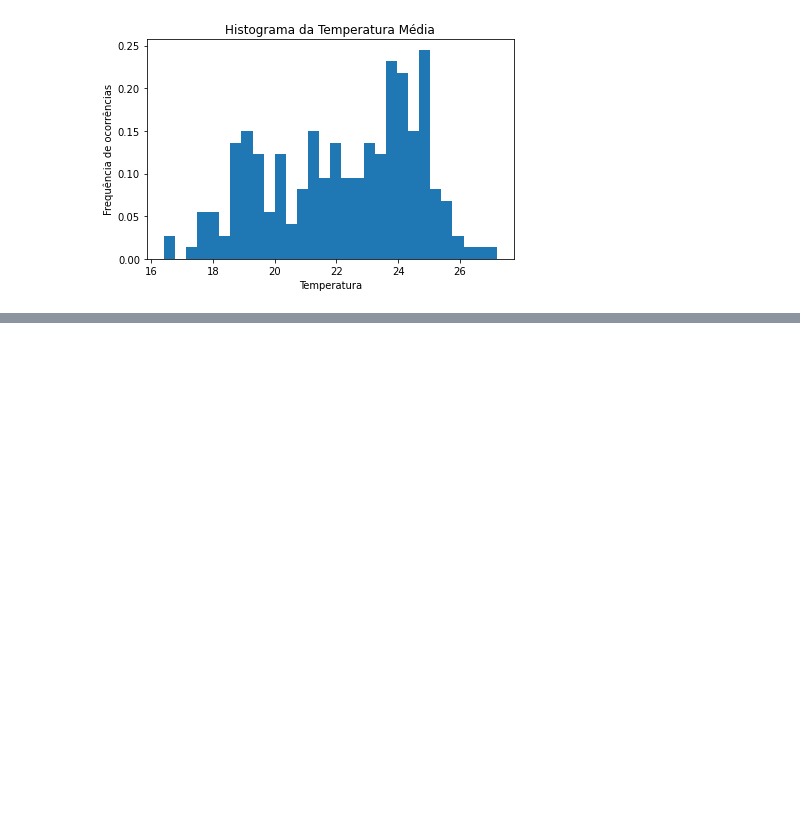
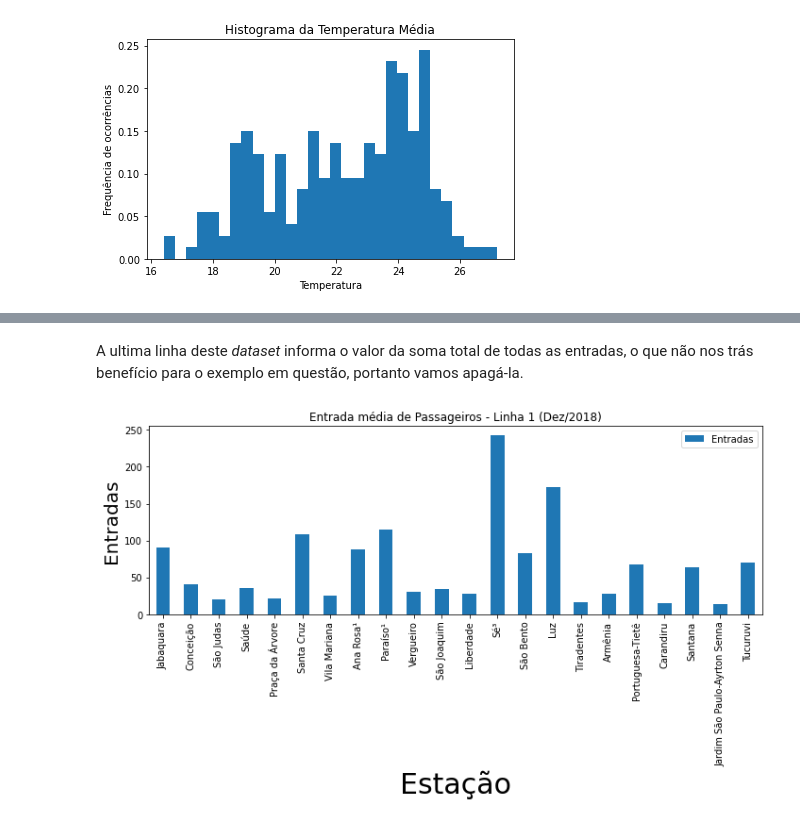
Before and after one commit to marcosilvaa/dados_estudos, a Jupyter notebook: Visualização_Gráfica.ipynb, the cells around one changed output, grey strips where cells are left out. Drawn from its saved outputs; the diff is of its cells as text; code cells hidden in the pictures; blank space fills up the shorter version.

```diff
--- a/Visualização_Gráfica.ipynb
+++ b/Visualização_Gráfica.ipynb
@@ -161,0 +176,11 @@ plt.tight_layout()
+# %%
+# importando pacotes
+import pandas as pd
+import matplotlib.pyplot as plt
+
+# importando os dados
+data_metro = "https://raw.githubusercontent.com/carlosfab/dsnp2/master/datasets/entrada_passageiro_linha1.csv"
+df_metro = pd.read_csv(data_metro)
+
+#conferindo as primeiras entradas
+df_metro.head()
@@ -161,0 +204,18 @@ plt.tight_layout()
+# %% [markdown]
+A ultima linha deste *dataset* informa o valor da soma total de todas as entradas, o que não nos trás benefício para o exemplo em questão, portanto vamos apagá-la.
+# %%
+# apagando linha `TOTAL`
+df_metro.drop(index=23, axis=0, inplace=True)
+# %%
+# plotando gráfico de barras com a entrada média dos passageiros
+fig, ax = plt.subplots(figsize=(10,6))
+
+df_metro.plot(x='Estação', y='Entradas', kind='bar', ax=ax)
+
+ax.set_title("Entrada média de Passageiros - Linha 1 (Dez/2018)")
+ax.set_xlabel("Estação", fontsize=30)
+ax.set_ylabel("Entradas", fontsize=20)
+
+plt.tight_layout()
+# %% [output]
+[figure, added]
```
Also changed, not shown: parts of 5 cells of this notebook.
